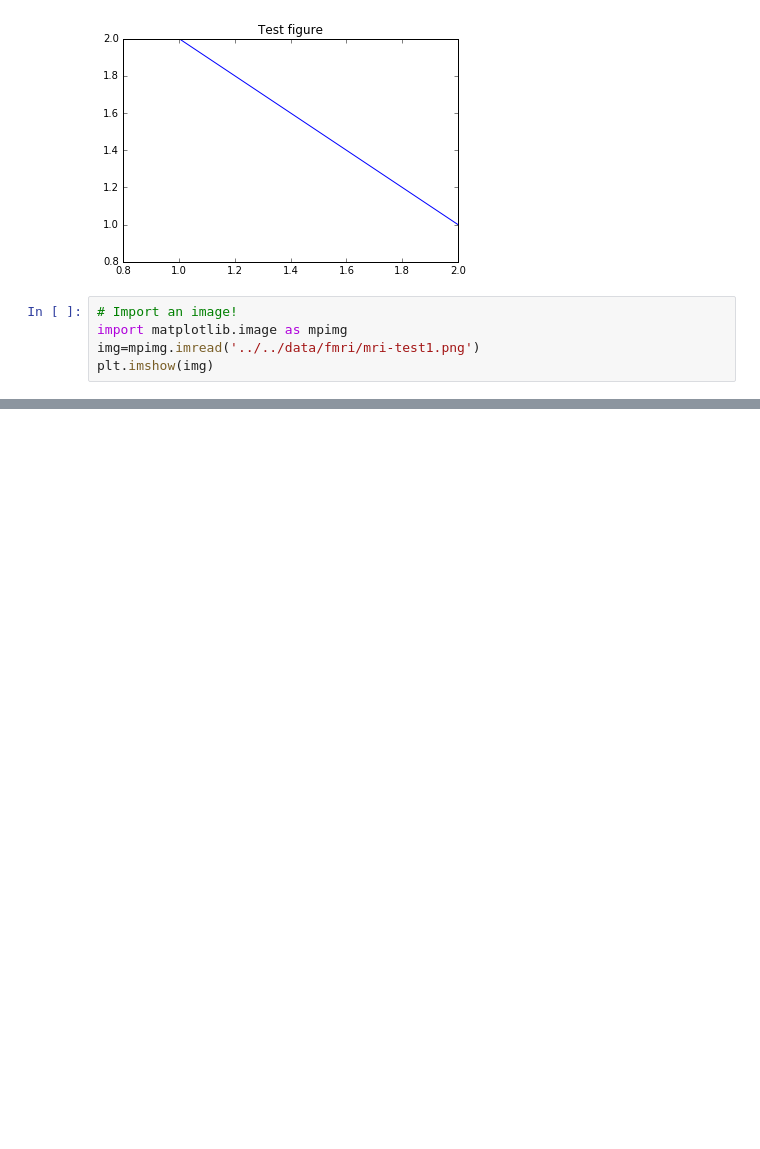
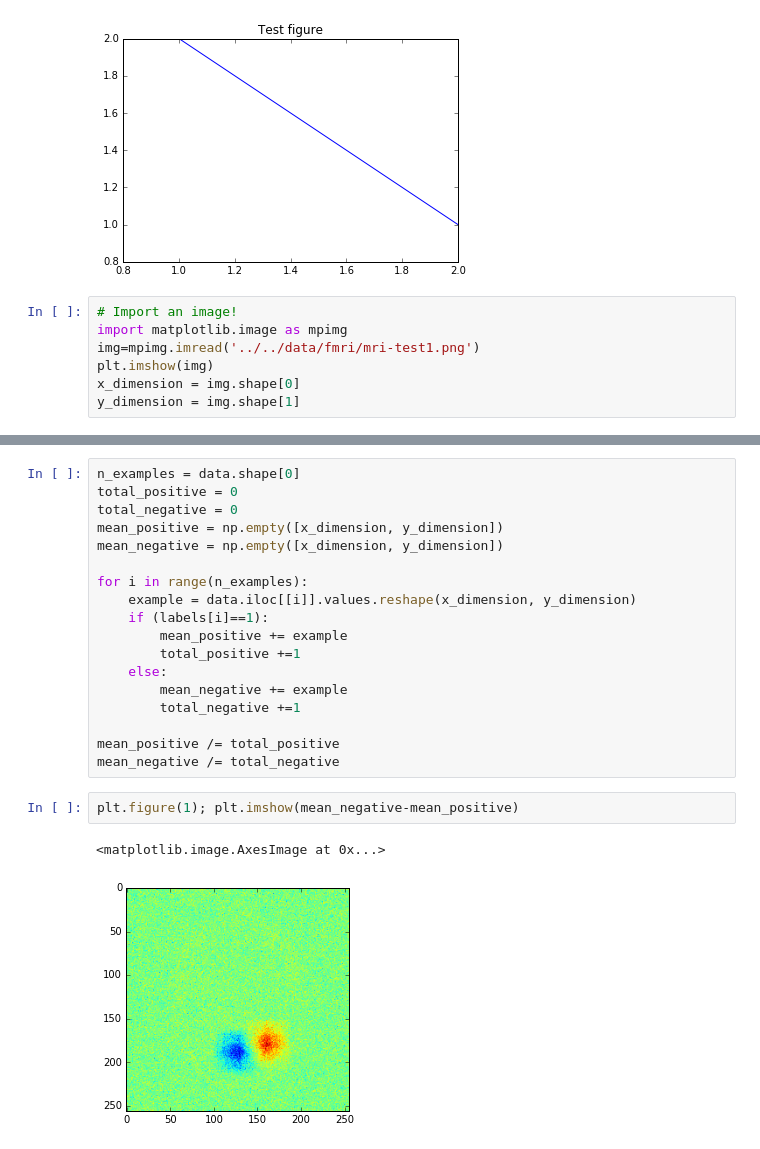
Before and after one commit to olethrosdc/ml-society-science, a Jupyter notebook: src/reproducibility/mri_analysis.ipynb, the cells around one changed output, grey strips where cells are left out. Drawn from its saved outputs; the diff is of its cells as text; blank space fills up the shorter version.

```diff
--- a/src/reproducibility/mri_analysis.ipynb
+++ b/src/reproducibility/mri_analysis.ipynb
@@ -18,4 +18,6 @@ plt.plot([1, 2], [2, 1])
 import matplotlib.image as mpimg
 img=mpimg.imread('../../data/fmri/mri-test1.png')
 plt.imshow(img)
+x_dimension = img.shape[0]
+y_dimension = img.shape[1]
 # %% [output]
@@ -40,0 +75,23 @@ plt.imshow(positive_img + noise)
+# %%
+n_examples = data.shape[0]
+total_positive = 0
+total_negative = 0
+mean_positive = np.empty([x_dimension, y_dimension])
+mean_negative = np.empty([x_dimension, y_dimension])
+
+for i in range(n_examples):
+    example = data.iloc[[i]].values.reshape(x_dimension, y_dimension)
+    if (labels[i]==1):
+        mean_positive += example
+        total_positive +=1
+    else:
+        mean_negative += example
+        total_negative +=1
+
+mean_positive /= total_positive
+mean_negative /= total_negative
+# %%
+plt.figure(1); plt.imshow(mean_negative-mean_positive)
+# %% [output]
+<matplotlib.image.AxesImage at 0x...>
+[figure, added]
```
Also changed, not shown: parts of 5 cells of this notebook.
